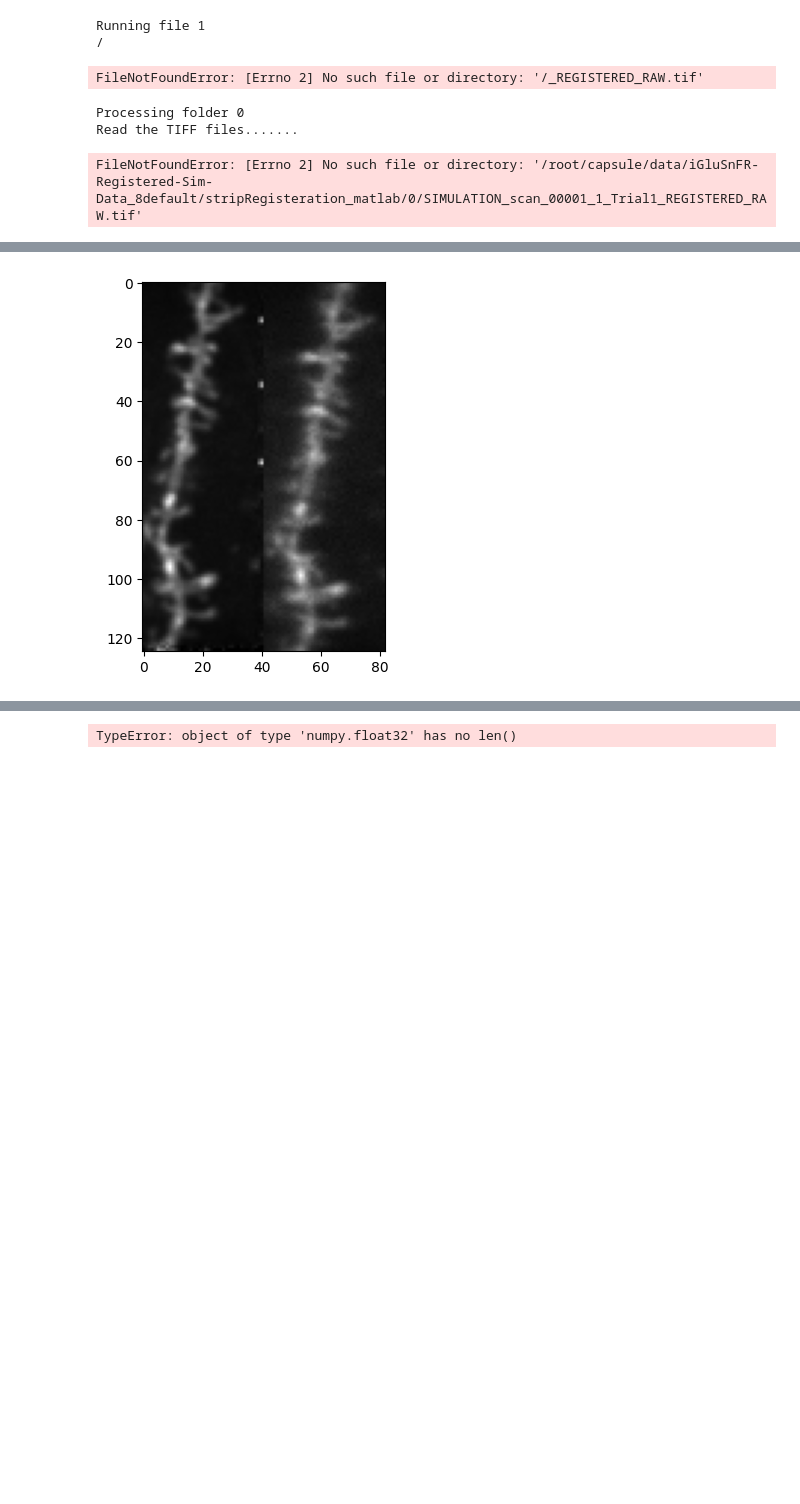
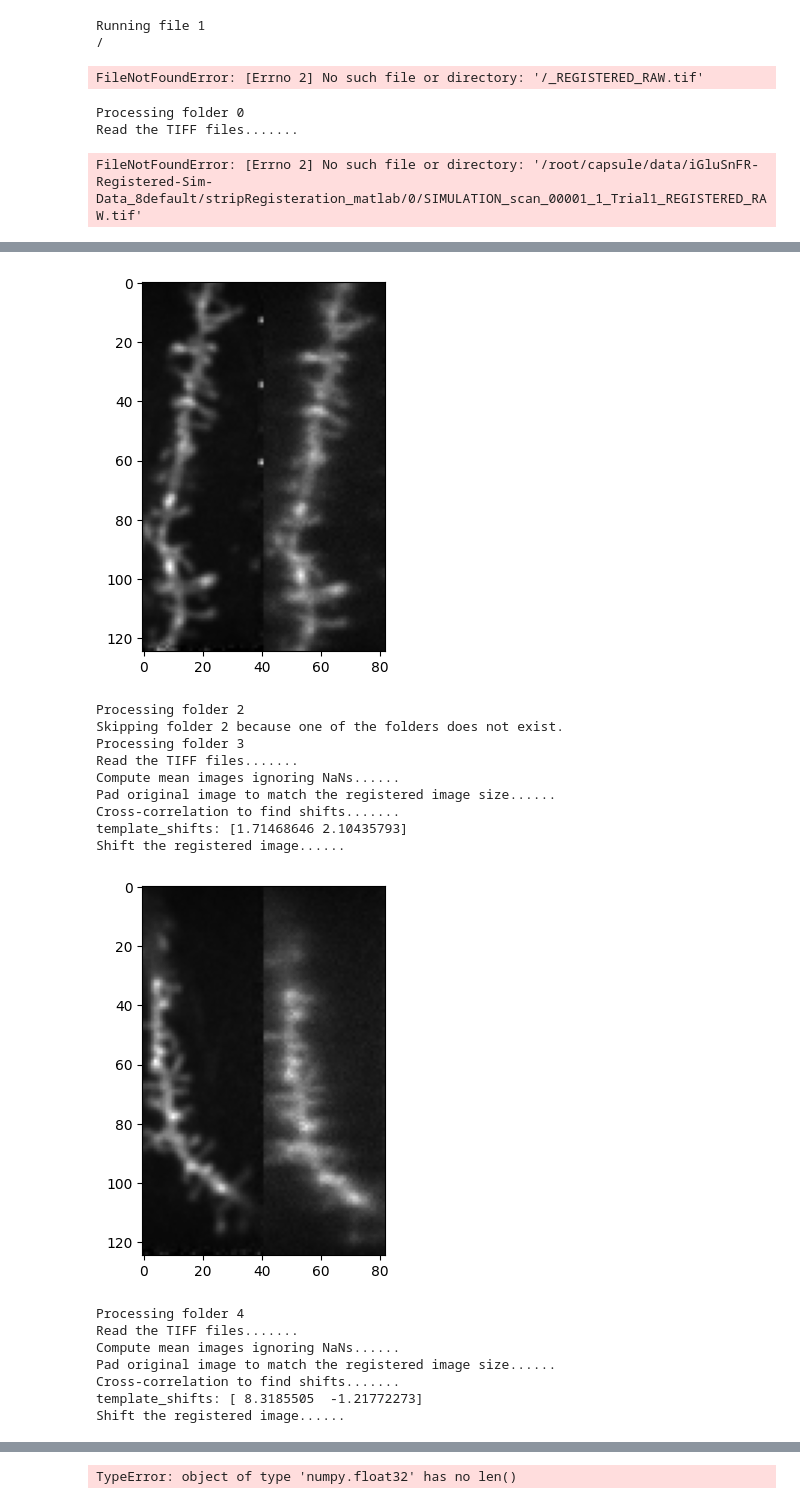
Before and after one commit to AllenNeuralDynamics/iGluSnFR-registration, a Jupyter notebook: code/crispiness.ipynb, the cells around one changed output, grey strips where cells are left out. Saved outputs shown, nothing was run; the diff lists cells and outputs as text; code cells hidden in the pictures; blank space fills up the shorter version.

```diff
--- a/code/crispiness.ipynb
+++ b/code/crispiness.ipynb
@@ -130,8 +130,8 @@ original_data_path = '/root/capsule/data/iGluSnFR_simulations_default'
 # Number of folders (1 to 8)
 folders = range(1, 9)
 
-ngs_reg = np.full(len(folders), np.nan)
-ngs_orig = np.full(len(folders), np.nan)
+ngs_reg = np.full(len(folders), 0)
+ngs_orig = np.full(len(folders), 0)
 
 def mean_with_nan(data, axis):
     """Calculate the mean ignoring NaNs."""
@@ -332,10 +332,10 @@ registered_data_path = '/root/capsule/data/iGluSnFR-Registered-Sim-Data_8default
 original_data_path = '/root/capsule/data/iGluSnFR_simulations_default'
 
 # Number of folders (1 to 8)
-folders = range(1, 2)
+folders = range(1, 8)
 
-ngs_reg = np.full(len(folders), np.nan)
-ngs_orig = np.full(len(folders), np.nan)
+ngs_reg = np.full(len(folders), 0)
+ngs_orig = np.full(len(folders), 0)
 
 def fast_xcorr2_nans(frame, template, shiftsCenter, dShift):
     dShift = round(dShift)  # Sanity check
@@ -493,32 +493,49 @@ for idx in folders:
     # Crop the shifted image to match the original frame's non-NaN region
     valid_rows = ~np.isnan(fullFrame_orig).all(axis=1)
     valid_cols = ~np.isnan(fullFrame_orig).all(axis=0)
 
     meanIM_reg_crop = meanIM_reg_shifted[np.ix_(valid_rows, valid_cols)]
 
     # Display fused images for comparison
     plt.figure()
     plt.imshow(np.hstack([
         meanIM_reg_crop / np.percentile(meanIM_reg_crop.flatten(), 99.5),
         meanIM_orig / np.percentile(meanIM_orig.flatten(), 99.5)
     ]), cmap='gray')
 
     plt.show()
 
     # Calculate gradients and Frobenius norms for both images
     gx, gy = np.gradient(meanIM_orig)
-    ngs_orig = np.linalg.norm(np.sqrt(gx**2 + gy**2), 'fro')
+    ngs_orig[idx - 1] = np.linalg.norm(np.sqrt(gx**2 + gy**2), 'fro')
 
     gx, gy = np.gradient(meanIM_reg_crop)
-    ngs_reg = np.linalg.norm(np.sqrt(gx**2 + gy**2), 'fro')
+    ngs_reg[idx - 1] = np.linalg.norm(np.sqrt(gx**2 + gy**2), 'fro')
 
 # Statistical tests and plotting results remain unchanged.
 # %% [output]
 Processing folder 1
 Read the TIFF files.......
 Compute mean images ignoring NaNs......
 Pad original image to match the registered image size......
 Cross-correlation to find shifts.......
 template_shifts: [0.99371715 2.06111068]
 Shift the registered image......
 [figure]
+Processing folder 2
+Skipping folder 2 because one of the folders does not exist.
+Processing folder 3
+Read the TIFF files.......
+Compute mean images ignoring NaNs......
+Pad original image to match the registered image size......
+Cross-correlation to find shifts.......
+template_shifts: [1.71468646 2.10435793]
+Shift the registered image......
+[figure, added]
+Processing folder 4
+Read the TIFF files.......
+Compute mean images ignoring NaNs......
+Pad original image to match the registered image size......
+Cross-correlation to find shifts.......
+template_shifts: [ 8.3185505  -1.21772273]
+Shift the registered image......
```
Also changed, not shown: parts of 5 cells of this notebook.
